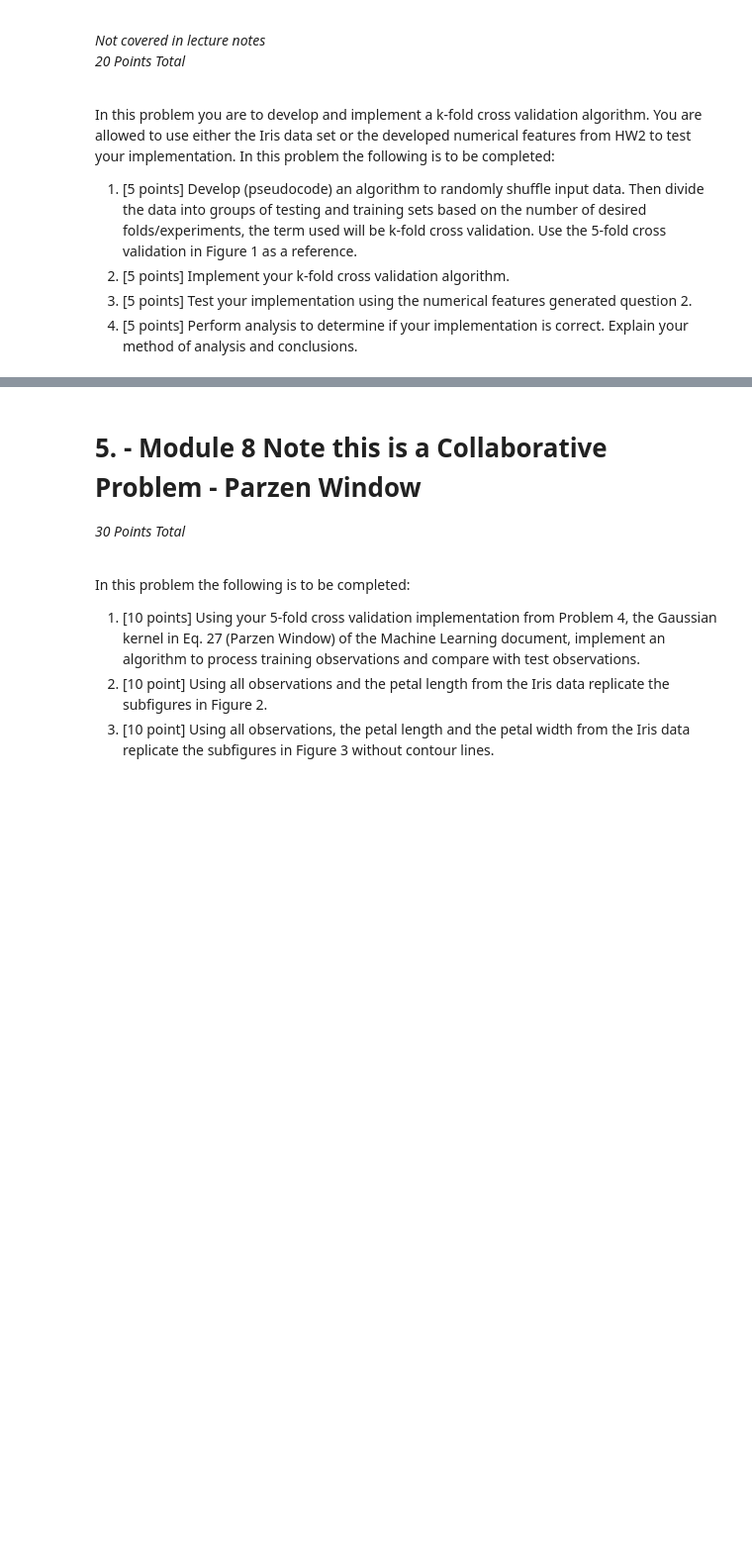
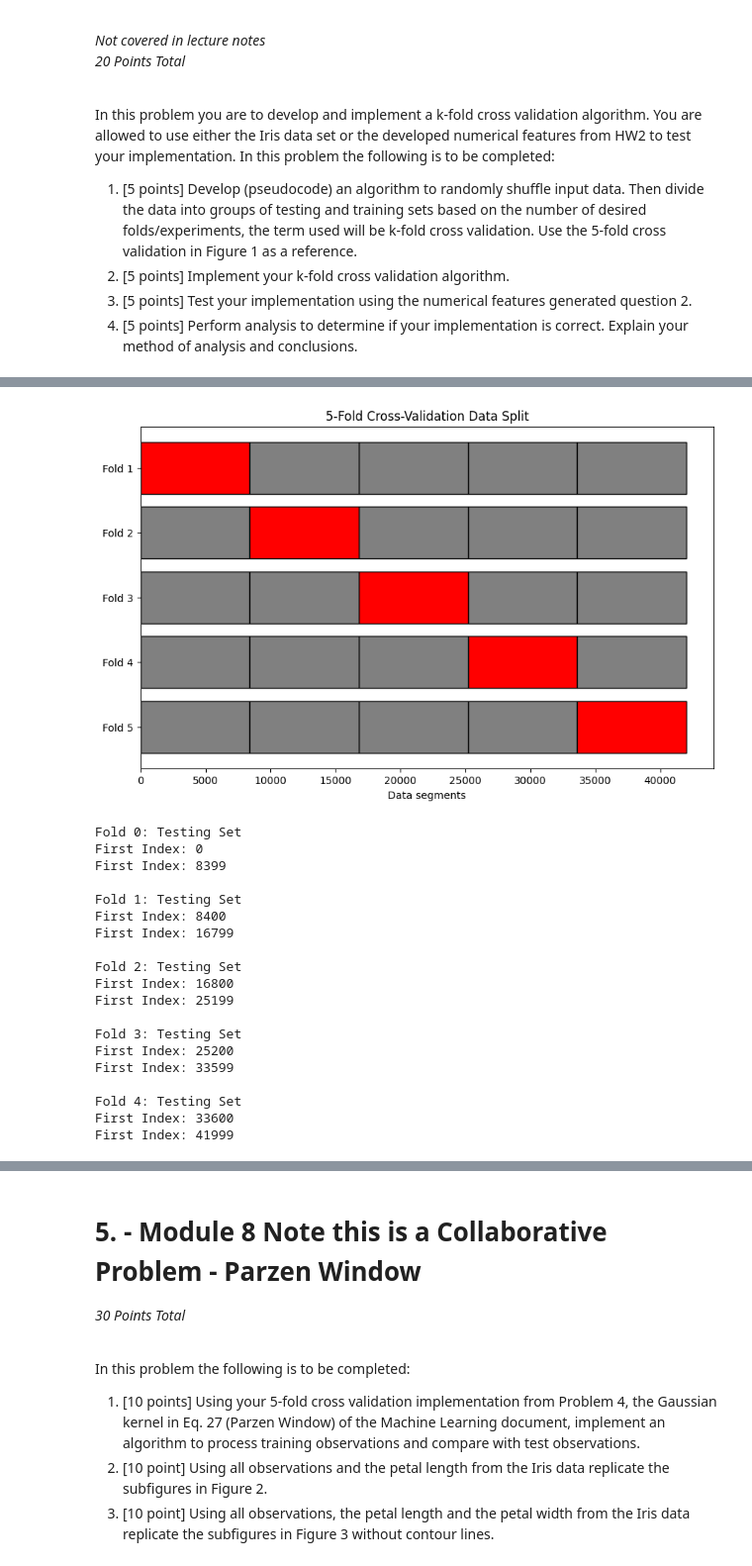
Before and after one commit to zhatz111/Data-Science-Masters, a Jupyter notebook: Algorithms for Data Science/Module 8/HW Assignment 3/HW3.ipynb, the cells around one changed output, grey strips where cells are left out. Shown at 99% size. Cells and saved outputs as stored; diff of their text form; code cells hidden in the pictures; blank space fills up the shorter version.

```diff
--- a/Algorithms for Data Science/Module 8/HW Assignment 3/HW3.ipynb
+++ b/Algorithms for Data Science/Module 8/HW Assignment 3/HW3.ipynb
@@ -376,0 +419,12 @@ FileNotFoundError: No such file or directory: 'cross_val.png'
+# %%
+## Type the code for part 3 here ##
+df_train_indexed = df_train.reset_index()
+fold = 0
+training_data = {}
+testing_data = {}
+for train, test in k_fold_cross_validation(df_train_indexed, k=5):
+    print(f"Fold {fold} Training Dataset:")
+    display(train.head())
+    training_data[fold] = train
+    testing_data[fold] = test
+    fold += 1
@@ -376,0 +465,55 @@ FileNotFoundError: No such file or directory: 'cross_val.png'
+# %%
+## Type your code for part 4 here ##
+import matplotlib.pyplot as plt
+import numpy as np
+
+def plot_k_fold_cross_validation(data, k=5):
+    # Assuming equal fold size for simplicity
+    fold_size = len(data) / k
+    fig, ax = plt.subplots(figsize=(10, 6))
+
+    for i in range(k):
+        # For each fold, create a bar divided into k parts
+        for j in range(k):
+            if i == j:
+                # Highlight the test set
+                ax.barh(i, fold_size, left=j*fold_size, color='red', edgecolor='black')
+            else:
+                # Display the training set
+                ax.barh(i, fold_size, left=j*fold_size, color='gray', edgecolor='black')
+
+    ax.set_yticks(np.arange(k))
+    ax.set_yticklabels([f'Fold {i+1}' for i in range(k)])
+    ax.set_xlabel('Data segments')
+    ax.set_title('5-Fold Cross-Validation Data Split')
+    plt.gca().invert_yaxis()  # Invert y-axis to have Fold 1 on top
+    plt.show()
+
+plot_k_fold_cross_validation(df_train)
+
+for key, value in testing_data.items():
+    print(f"Fold {key}: Testing Set")
+    print(f"First Index: {value.index[0]}")
+    print(f"First Index: {value.index[-1]}")
+    print("")
+# %% [output]
+[figure, added]
+Fold 0: Testing Set
+First Index: 0
+First Index: 8399
+
+Fold 1: Testing Set
+First Index: 8400
+First Index: 16799
+
+Fold 2: Testing Set
+First Index: 16800
+First Index: 25199
+
+Fold 3: Testing Set
+First Index: 25200
+First Index: 33599
+
+Fold 4: Testing Set
+First Index: 33600
+First Index: 41999
```
Also changed, not shown: parts of 18 cells of this notebook, 7 other files.
